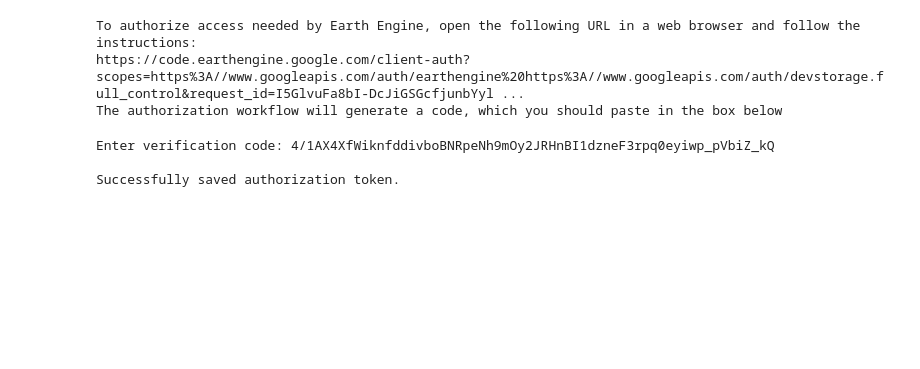
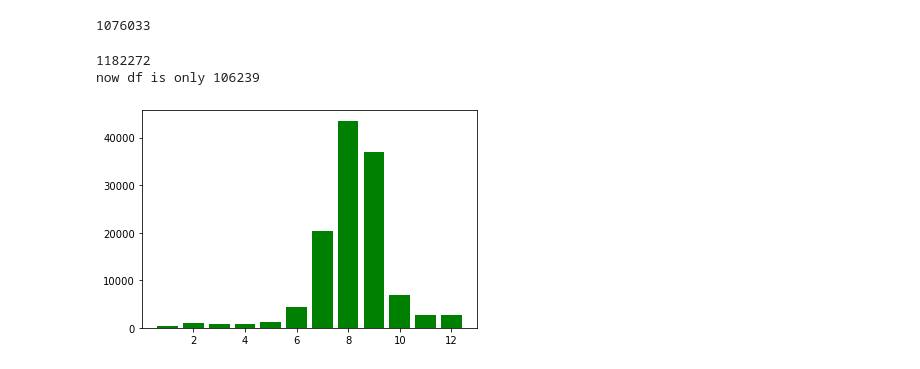
Before and after one commit to timothygao8710/Feature-Analysis-On-Californian-Wildfires, a Jupyter notebook: Other Datasets Analysis.ipynb, the cells around one changed output. Saved outputs shown, nothing was run; the diff lists cells and outputs as text; code cells hidden in the pictures; blank space fills up the shorter version.

```diff
--- a/Other Datasets Analysis.ipynb
+++ b/Other Datasets Analysis.ipynb
@@ -27,2 +60,11 @@ print(calfires.columns)
       dtype='object')
+# %%
+datetimes = []
+for i in calfires['Started']:
+#     print(i)
+    #We only want the date
+    t = i.split('T')[0]
+    datetimes.append(datetime.strptime(t, '%Y-%m-%d'))
+
+calfires['Datetime'] = datetimes
 # %%
@@ -51,14 +98,59 @@ def ee_array_to_df(arr, list_of_bands):
+# %%
+from tqdm import trange
+locator = geopy.Nominatim(user_agent='timothy', timeout=10)
+df['LocationString'] = df['latitude'].map(str) + ',' + df['longitude'].map(str)
+
+drops = []
+for i in trange(len(df)):
+#     location = locator.reverse(df['LocationString'][i])
+#     address = location.address
+    if df['Datetime'][i].year < 2013 or df['confidence'][i] < 100:
+#     if not " California," in address:
+        drops.append(i)
+#     else:
+#         print(address)
+print(len(drops))
+# df = df.drop(drops)
+# df = df.reset_index(drop=True)
+# print("now df is only " + str(len(df)))
+# df.head()
+# df.to_csv('satellite_fires.csv')
+# %% [output]
+1076033
+# %%
+print(len(df))
+df = df.drop(drops)
+df = df.reset_index(drop=True)
+print("now df is only " + str(len(df)))
+df.head()
+df.to_csv('satellite_fires2.csv')
+# %% [output]
+1182272
+now df is only 106239
 # %%
-import datetime
-import ee
+def makeGraphs(dataframe):
+    years = {}
+    months = {}
+
+    for i in range(len(dataframe)):
+        y = dataframe['Datetime'][i].year
+        m = dataframe['Datetime'][i].month
+#         print(y)
+        if not y in years:
+            years[y] = 0
+        if not m in months:
+            months[m] = 0
+
+        years[y] += 1
+        months[m] += 1
+
+#     plt.bar(years.keys(), years.values(), color='g')
+    plt.bar(months.keys(), months.values(), color='g')
+
+
+# makeGraphs(calfires)
 # %%
-ee.Authenticate()
-ee.Initialize()
+makeGraphs(df)
 # %% [output]
-To authorize access needed by Earth Engine, open the following URL in a web browser and follow the instructions:
-https://code.earthengine.google.com/client-auth?scopes=https%3A//www.googleapis.com/auth/earthengine%20https%3A//www.googleapis.com/auth/devstorage.full_control&request_id=I5GlvuFa8bI-DcJiGSGcfjunbYyl ...
-The authorization workflow will generate a code, which you should paste in the box below
-Enter verification code: 4/1AX4XfWiknfddivboBNRpeNh9mOy2JRHnBI1dzneF3rpq0eyiwp_pVbiZ_kQ
-
-Successfully saved authorization token.
+[figure, added]
 # %%
```
Also changed, not shown: parts of 12 cells of this notebook, 40 other files.
